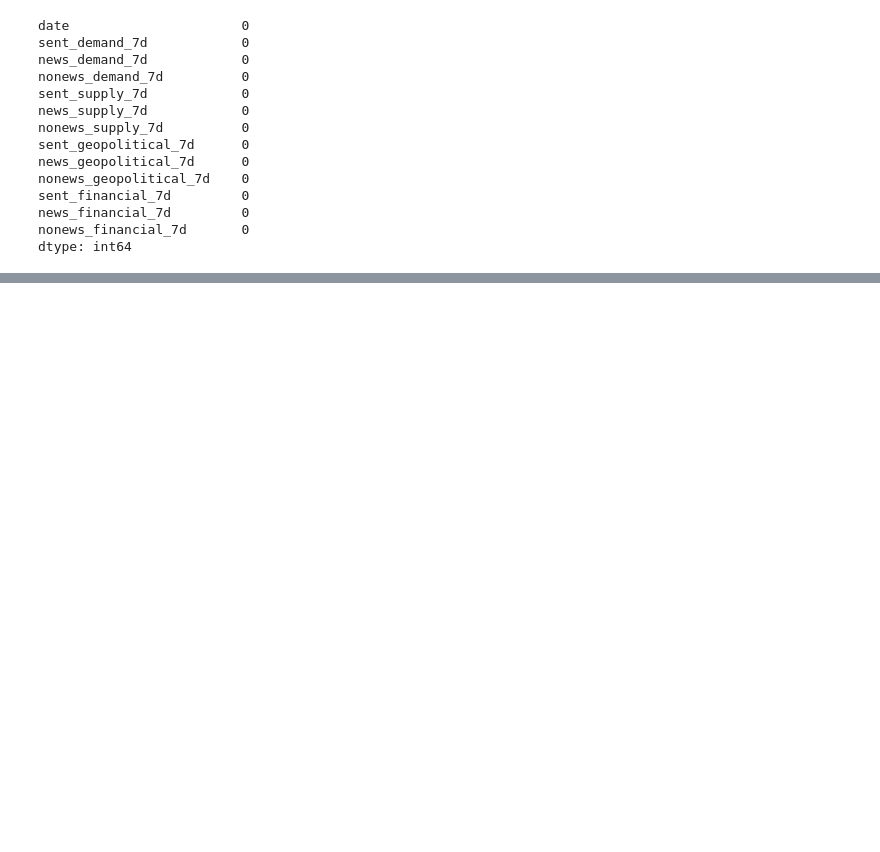
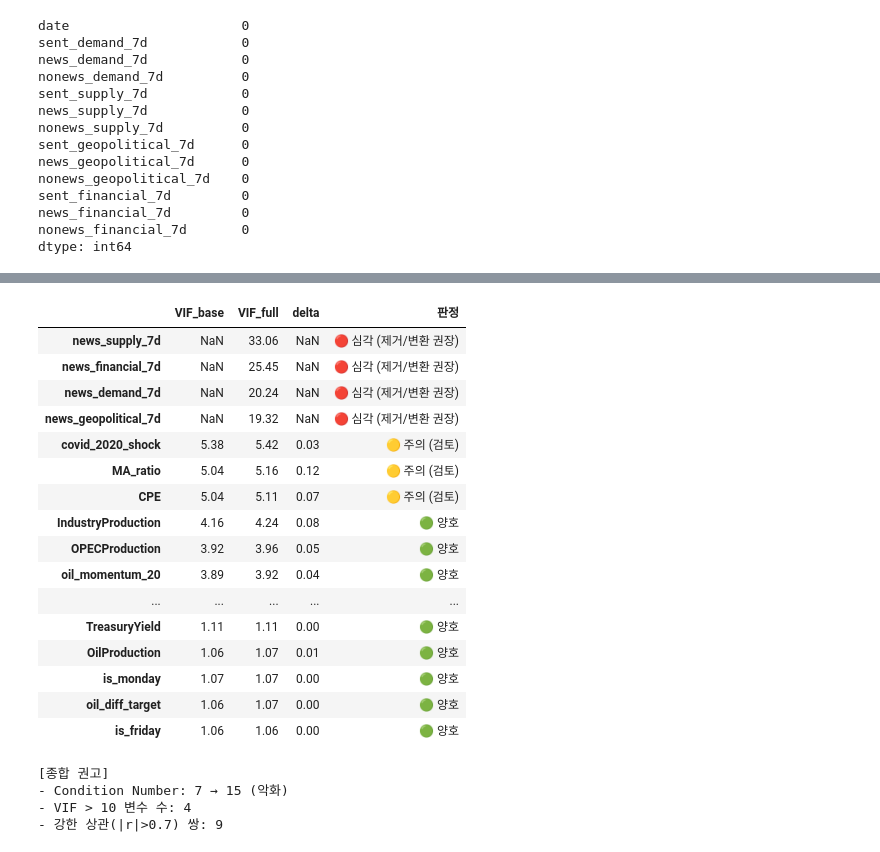
Before and after one commit to DGU-BAF/BAF-26-1-finance_2, a Jupyter notebook: src/Sentiment_Finbert.ipynb, the cells around one changed output, grey strips where cells are left out. Saved outputs shown, nothing was run; the diff lists cells and outputs as text; code cells hidden in the pictures; blank space fills up the shorter version.

```diff
--- a/src/Sentiment_Finbert.ipynb
+++ b/src/Sentiment_Finbert.ipynb
@@ -1505,0 +1602,28 @@ shape: (6810, 13)
+# %%
+def compute_vif(X: pd.DataFrame) -> pd.Series:
+    X_clean = X.dropna()
+    if X_clean.shape[0] < X_clean.shape[1] + 5:
+        raise ValueError(f"표본 부족: rows={X_clean.shape[0]}, cols={X_clean.shape[1]}")
+    Xc = add_constant(X_clean, has_constant="add")
+    vifs = pd.Series(
+        [variance_inflation_factor(Xc.values, i) for i in range(Xc.shape[1])],
+        index=Xc.columns
+    )
+    return vifs.drop("const").sort_values(ascending=False)
+
+vif_base = compute_vif(df[base_cols])
+vif_full = compute_vif(df[base_cols + sentiment_all])
+
+vif_compare = pd.concat(
+    [vif_base.rename("VIF_base"), vif_full.rename("VIF_full")],
+    axis=1
+)
+vif_compare["delta"] = vif_compare["VIF_full"] - vif_compare["VIF_base"]
+vif_compare = vif_compare.sort_values("VIF_full", ascending=False).round(2)
+display(vif_compare)
+
+# 판정: VIF > 10 심각 / > 5 주의
+print("\n=== VIF > 10 ===")
+display(vif_compare[vif_compare["VIF_full"] > 10])
+print("\n=== VIF 5~10 ===")
+display(vif_compare[(vif_compare["VIF_full"] > 5) & (vif_compare["VIF_full"] <= 10)])
@@ -1505,0 +1712,36 @@ shape: (6810, 13)
+# %%
+def diagnose(row):
+    vif = row["VIF_full"]
+    if vif > 10: return "🔴 심각 (제거/변환 권장)"
+    if vif > 5:  return "🟡 주의 (검토)"
+    return "🟢 양호"
+
+vif_compare["판정"] = vif_compare.apply(diagnose, axis=1)
+display(vif_compare)
+
+print("\n[종합 권고]")
+print(f"- Condition Number: {cn_base:.0f} → {cn_full:.0f} ({'악화' if cn_full > cn_base*1.5 else '유지'})")
+print(f"- VIF > 10 변수 수: {(vif_compare['VIF_full'] > 10).sum()}")
+print(f"- 강한 상관(|r|>0.7) 쌍: {len(corr_pairs)}")
+# %% [output]
+|  | VIF_base | VIF_full | delta | 판정 |
+| news_supply_7d | NaN | 33.06 | NaN | 🔴 심각 (제거/변환 권장) |
+| news_financial_7d | NaN | 25.45 | NaN | 🔴 심각 (제거/변환 권장) |
+| news_demand_7d | NaN | 20.24 | NaN | 🔴 심각 (제거/변환 권장) |
+| news_geopolitical_7d | NaN | 19.32 | NaN | 🔴 심각 (제거/변환 권장) |
+| covid_2020_shock | 5.38 | 5.42 | 0.03 | 🟡 주의 (검토) |
+| MA_ratio | 5.04 | 5.16 | 0.12 | 🟡 주의 (검토) |
+| CPE | 5.04 | 5.11 | 0.07 | 🟡 주의 (검토) |
+| IndustryProduction | 4.16 | 4.24 | 0.08 | 🟢 양호 |
+| OPECProduction | 3.92 | 3.96 | 0.05 | 🟢 양호 |
+| oil_momentum_20 | 3.89 | 3.92 | 0.04 | 🟢 양호 |
+| ... | ... | ... | ... | ... |
+| TreasuryYield | 1.11 | 1.11 | 0.00 | 🟢 양호 |
+| OilProduction | 1.06 | 1.07 | 0.01 | 🟢 양호 |
+| is_monday | 1.07 | 1.07 | 0.00 | 🟢 양호 |
+| oil_diff_target | 1.06 | 1.07 | 0.00 | 🟢 양호 |
+| is_friday | 1.06 | 1.06 | 0.00 | 🟢 양호 |
+[종합 권고]
+- Condition Number: 7 → 15 (악화)
+- VIF > 10 변수 수: 4
+- 강한 상관(|r|>0.7) 쌍: 9
```
Also changed, not shown: parts of 28 cells of this notebook.
